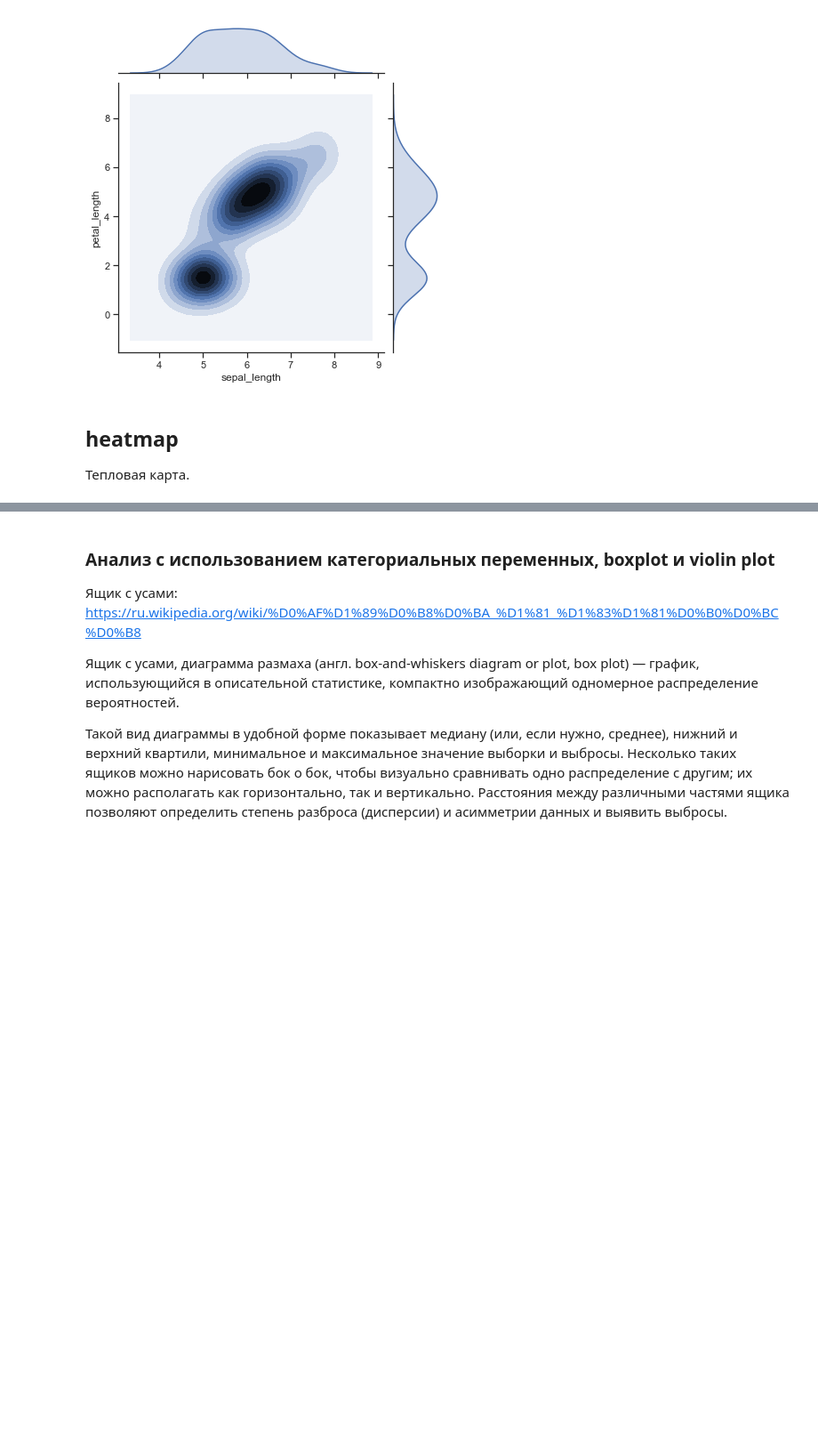
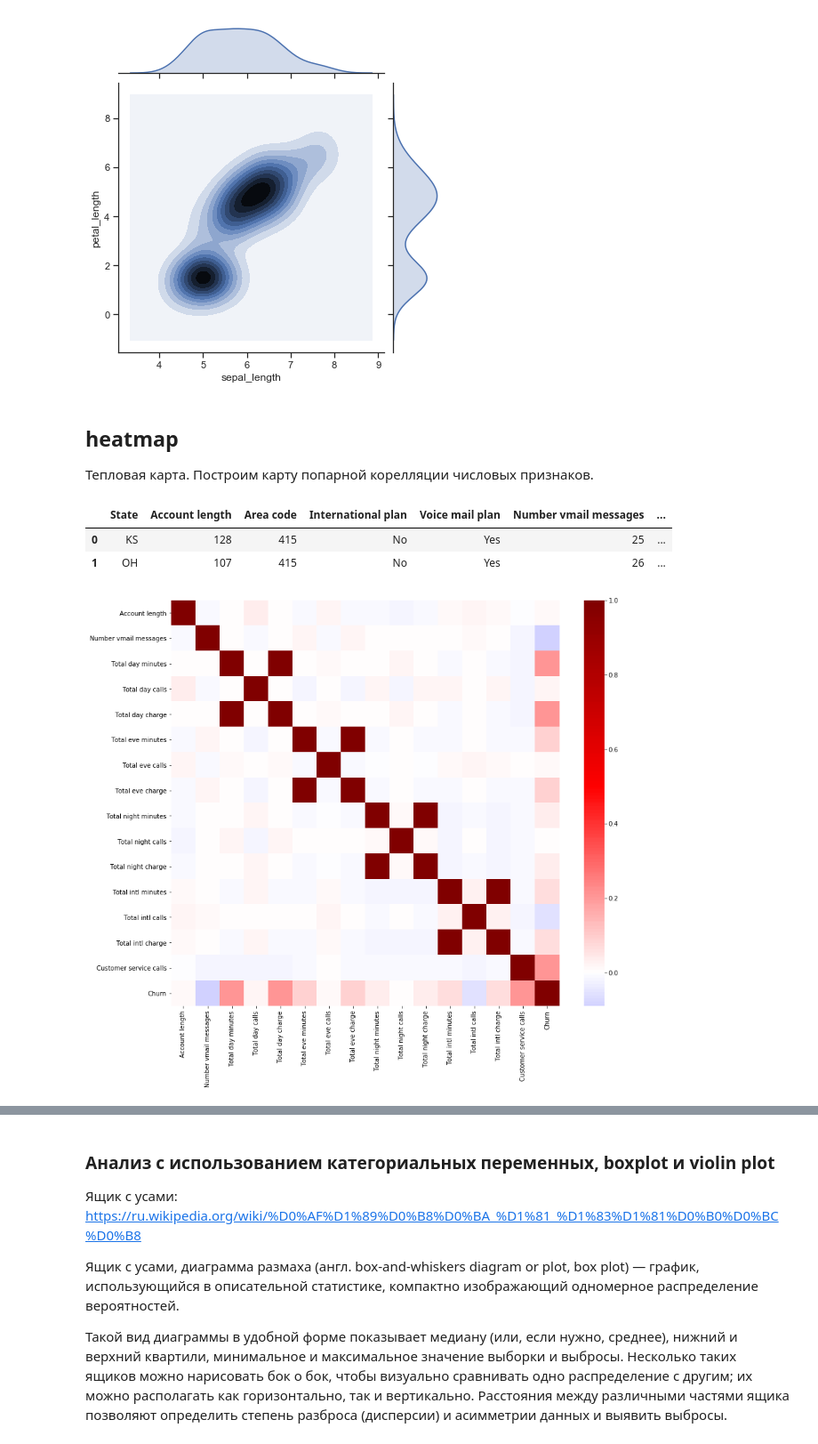
Before and after one commit to xtrueman/ds_course_2020, a Jupyter notebook: visualization.ipynb, the cells around one changed output, grey strips where cells are left out. Shown at 89% size. Cells and saved outputs as stored; diff of their text form; code cells hidden in the pictures; blank space fills up the shorter version.

```diff
--- a/visualization.ipynb
+++ b/visualization.ipynb
@@ -186,7 +187,23 @@ g = sns.jointplot( x = "sepal_length", y = "petal_length", data = iris, kind="kd
 # %% [markdown]
 ## heatmap
 
-Тепловая карта.
+Тепловая карта. Построим карту попарной корелляции числовых признаков.
+# %%
+df_vgs = pd.read_csv('https://raw.githubusercontent.com/Yorko/mlcourse.ai/master/data/telecom_churn.csv')
+#df_vgs.info()
+df_vgs.head(2)
+# %% [output]
+|  | State | Account length | Area code | International plan | Voice mail plan | Number vmail messages | ... |
+| 0 | KS | 128 | 415 | No | Yes | 25 | ... |
+| 1 | OH | 107 | 415 | No | Yes | 26 | ... |
+# %%
+corr_matrix = df_vgs.drop(['State', 'International plan', 'Voice mail plan', 'Area code'], axis=1).corr()
+
+fig, ax = plt.subplots(figsize=(14,12))
+sns.heatmap( corr_matrix, cmap = 'seismic', center = 0, ax = ax )
+pass
+# %% [output]
+[figure, added]
 # %% [markdown]
 ### QQ-график
 
```
Also changed, not shown: parts of 5 cells of this notebook, 1 other file.
